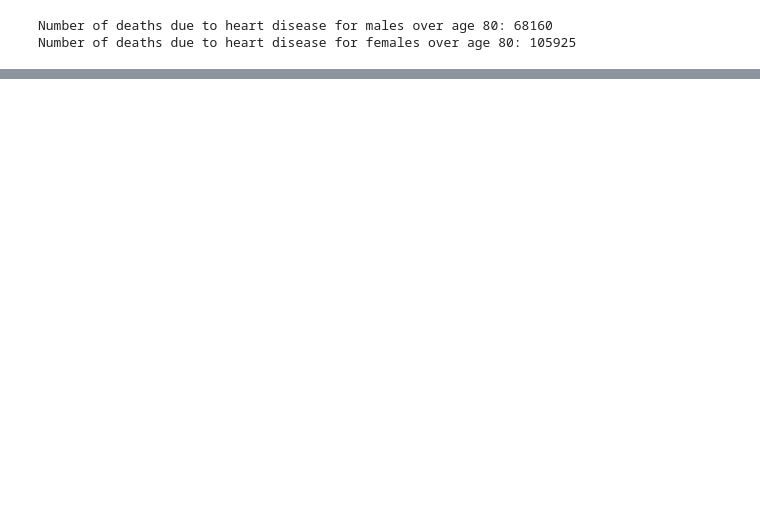
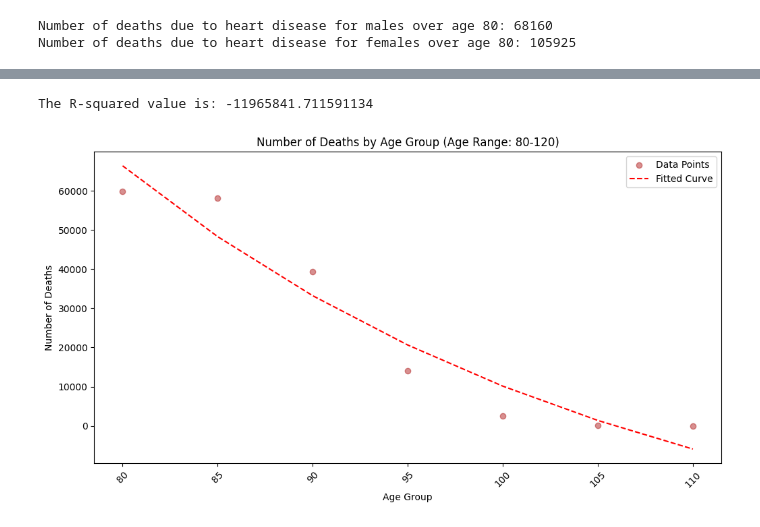
Before and after one commit to azmedtech/ASU_DA_Project1_Team2, a Jupyter notebook: Heart_Disease_2005.ipynb, the cells around one changed output, grey strips where cells are left out. Saved outputs shown, nothing was run; the diff lists cells and outputs as text; code cells hidden in the pictures; blank space fills up the shorter version.

```diff
--- a/Heart_Disease_2005.ipynb
+++ b/Heart_Disease_2005.ipynb
@@ -467,3 +613,36 @@ The R-squared value is: -3873962.8707184484
+# %%
+# Define an exponential function for curve fitting betwen ages 0 and 80
+def dec_exponential_death(age, d, f, g):
+    y_decrease = d * np.exp(f * (PEAK_AGE-age)) + g
+    return y_decrease
+# %%
+#Define separate populations (increasing curve up to age 80, decreasing curve afterwards)
+age_group_counts_geq_peak = age_group_counts[age_group_counts.index >= PEAK_AGE]
+# %%
+#Determine if there is a relationship between age and death due to heart disease using curvilinear regression analysis up to age 80
+
+# Perform curvilinear regression (AKA curve fitting)
+popt, pcov = curve_fit(dec_exponential_death, age_group_counts_geq_peak.index, age_group_counts_geq_peak.values)
+
+#Calculate the R-squared value
+y_pred_geq = dec_exponential_death(age_group_counts_geq_peak.index, *popt)
+r_squared = r2_score(age_group_counts_geq_peak.index, y_pred_geq)
+print(f"The R-squared value is: {r_squared}")
+
+# Create a scatter plot of deaths by age group
+plt.figure(figsize=(12, 6))
+plt.scatter(age_group_counts_geq_peak.index, age_group_counts_geq_peak, color='firebrick', alpha=0.5, label='Data Points')
+plt.plot(age_group_counts_geq_peak.index, dec_exponential_death(age_group_counts_geq_peak.index, *popt), color='red', linestyle='--', label='Fitted Curve')
+plt.title('Number of Deaths by Age Group (Age Range: 80-120)')
+plt.xlabel('Age Group')
+plt.ylabel('Number of Deaths')
+plt.xticks(age_group_counts_geq_peak.index, rotation=45)
+plt.legend()
+plt.annotate(popt, (0, 100000), color='red')
+plt.show()
+# %% [output]
+The R-squared value is: -11965841.711591134
+[figure, added]
 # %%
 #Describe the relationship
 # %%
```
Also changed, not shown: parts of 31 cells of this notebook, 1 other file.
